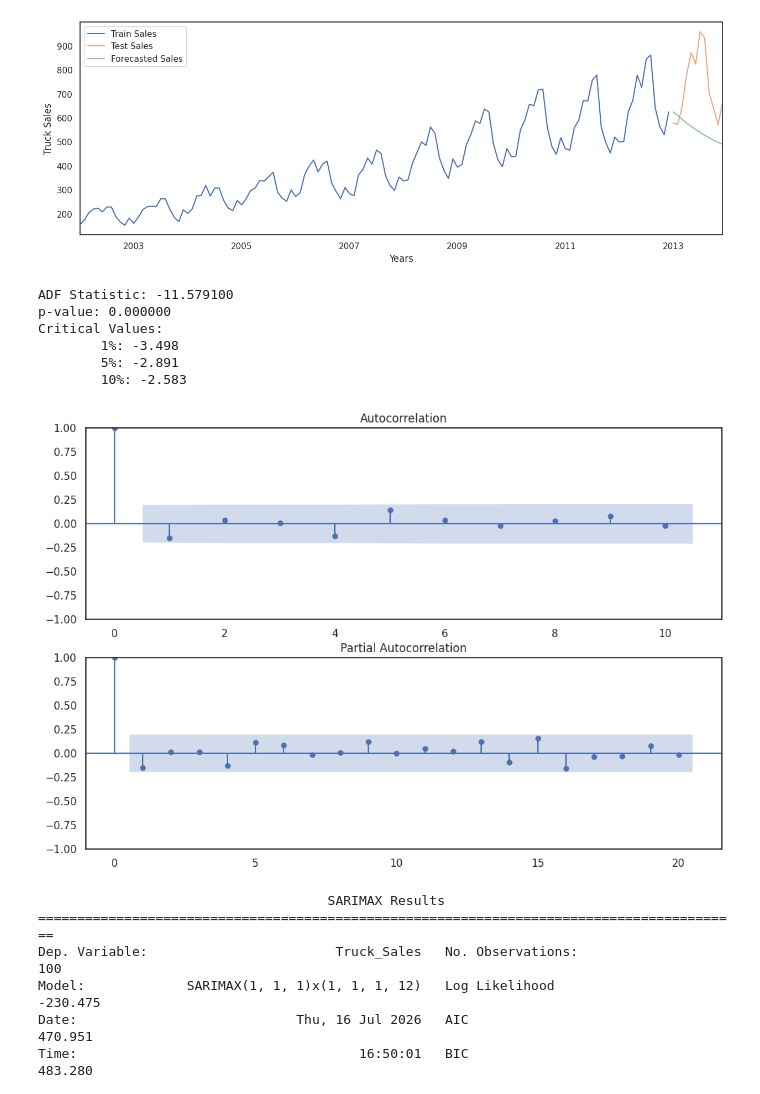
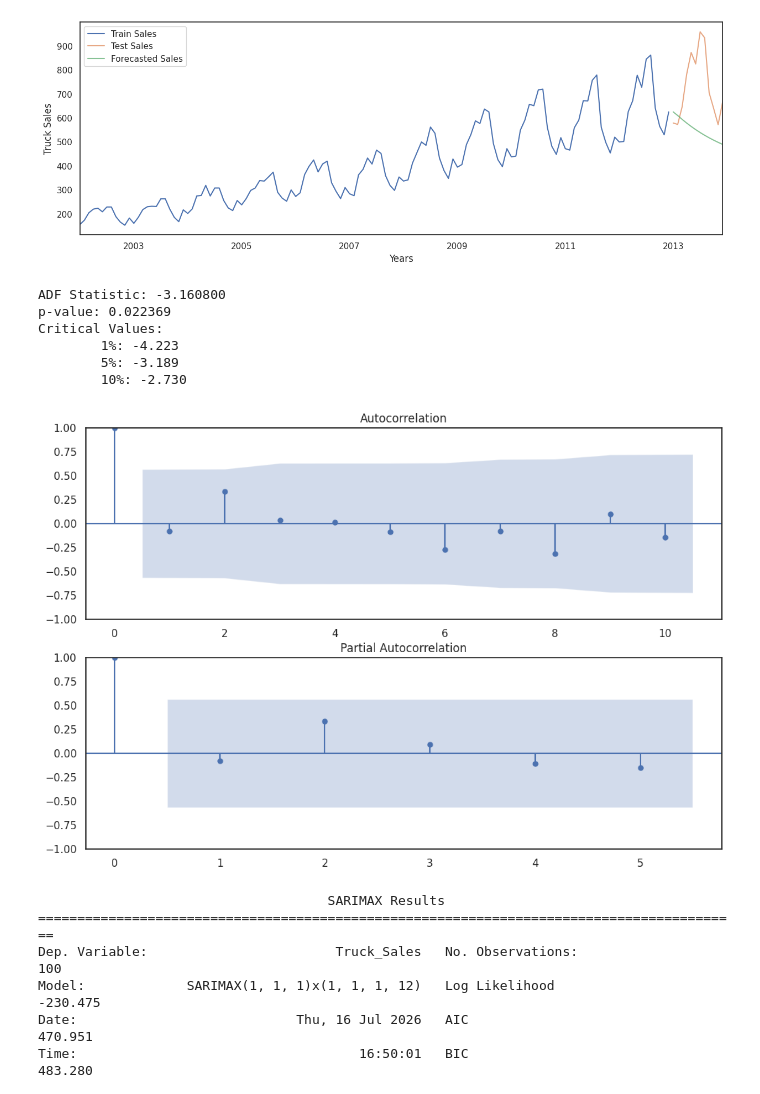
Before and after one commit to varshamqa/AIML_Practice_Repo_VSC1, a Jupyter notebook: Arima_Sarima_Varsha.ipynb, the cells around one changed output. Saved outputs shown, nothing was run; the diff lists cells and outputs as text; code cells hidden in the pictures.

```diff
--- a/Arima_Sarima_Varsha.ipynb
+++ b/Arima_Sarima_Varsha.ipynb
@@ -371,9 +371,9 @@ plt.close()
 # %% [output]
 [figure]
 # %%
-data_filled = {'Truck_Sales': np.random.rand(100)*10+20}
+data_filled = {'Truck_Sales': np.random.rand(12)*10+20}
 # %%
-data_filled= pd.DataFrame(data_filled, index=pd.date_range(start='2003-01-01',periods=100, freq='ME'))
+data_filled= pd.DataFrame(data_filled, index=pd.date_range(start='2003-01-01',periods=12, freq='ME'))
 # %%
 result= adfuller(data_filled['Truck_Sales'])
 print('ADF Statistic: %f' % result[0])
@@ -382,21 +382,21 @@ print('Critical Values:')
 for key, value in result[4].items():
 	print('\t%s: %.3f' % (key, value))
 # %% [output]
-ADF Statistic: -11.579100
-p-value: 0.000000
+ADF Statistic: -3.160800
+p-value: 0.022369
 Critical Values:
-        1%: -3.498
-        5%: -2.891
-        10%: -2.583
+        1%: -4.223
+        5%: -3.189
+        10%: -2.730
 # %%
 from statsmodels.graphics.tsaplots import plot_acf, plot_pacf
 
 fig, (ax1, ax2)= plt.subplots(2, 1, figsize=(12,8))
 plot_acf(data_filled['Truck_Sales'], lags=10, ax=ax1)
-plot_pacf(data_filled['Truck_Sales'], lags=20,ax=ax2)
+plot_pacf(data_filled['Truck_Sales'], lags=5,ax=ax2)
 plt.show()
 # %% [output]
-[figure, old version]
+[figure, new version]
 # %%
 from statsmodels.tsa.statespace.sarimax import SARIMAX
 
```
Also changed, not shown: parts of 8 cells of this notebook.
